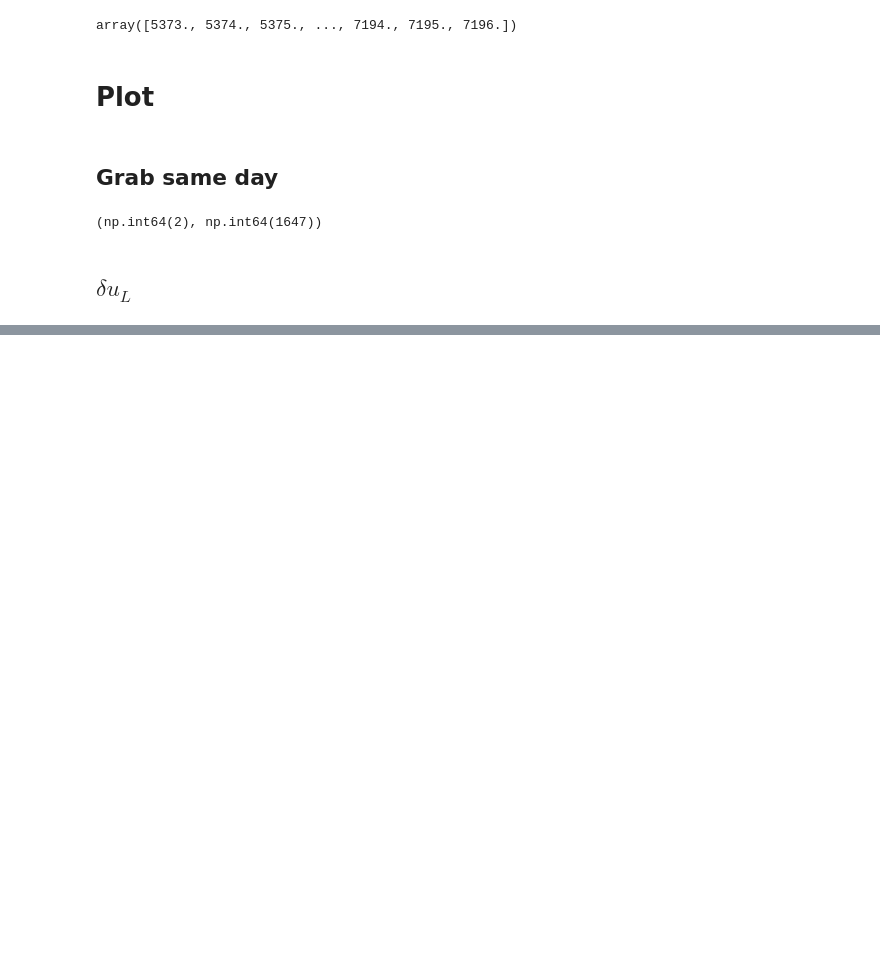
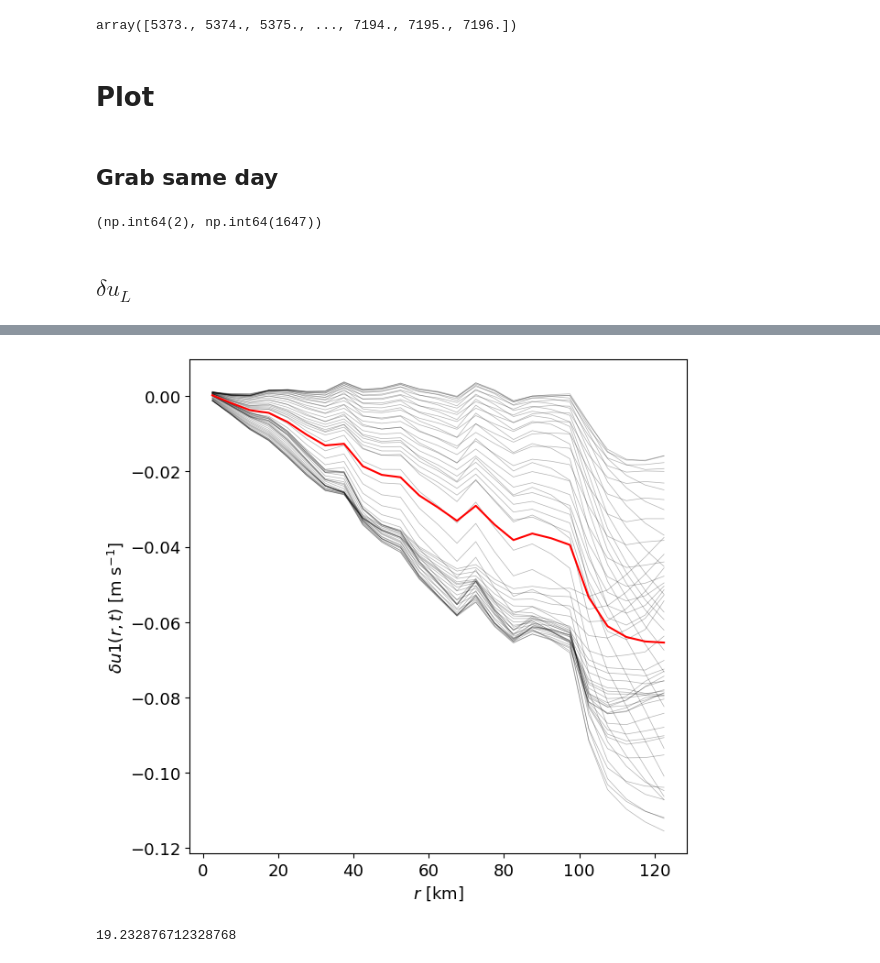
Before and after one commit to Sea-Meets-the-Stars/cugn, a Jupyter notebook: papers/Structure/Analysis/QG_compare_full.ipynb, the cells around one changed output, grey strips where cells are left out. Saved outputs shown, nothing was run; the diff lists cells and outputs as text; code cells hidden in the pictures; blank space fills up the shorter version.

```diff
--- a/papers/Structure/Analysis/QG_compare_full.ipynb
+++ b/papers/Structure/Analysis/QG_compare_full.ipynb
@@ -90,0 +93,2 @@ plt.show()
+# %%
+test_r1 = xarray.load_dataset('test_region_1.nc')
@@ -90,0 +113,17 @@ plt.show()
+# %%
+fig = plt.figure(figsize=(7,7))
+ax = plt.gca()
+
+ax.plot(test_r1.dr.values[0,:]*1e-3, test_r1.ulls.T, '-k', linewidth=0.5, alpha=0.3)
+ax.plot(test_r1.dr.mean('time')*1e-3, test_r1.ulls.T.mean('time'), '-r', linewidth=1.5)
+ax.set_xlabel('$r$ [km]')
+ax.set_ylabel('$\\delta u1(r, t)$ [m s$^{-1}$]')
+
+cugn_plotting.set_fontsize(ax, 13)
+plt.show()
+# %% [output]
+[figure, added]
+# %%
+7020/365
+# %% [output]
+19.232876712328768
```
Also changed, not shown: parts of 3 cells of this notebook, 3 other files.
